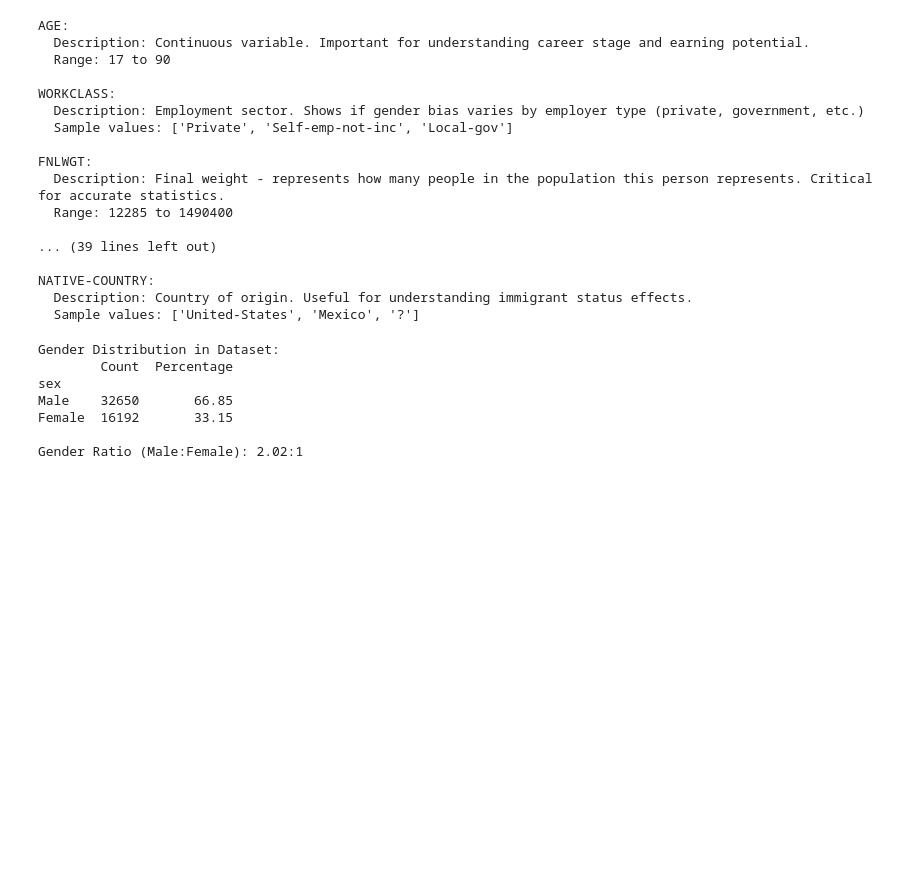
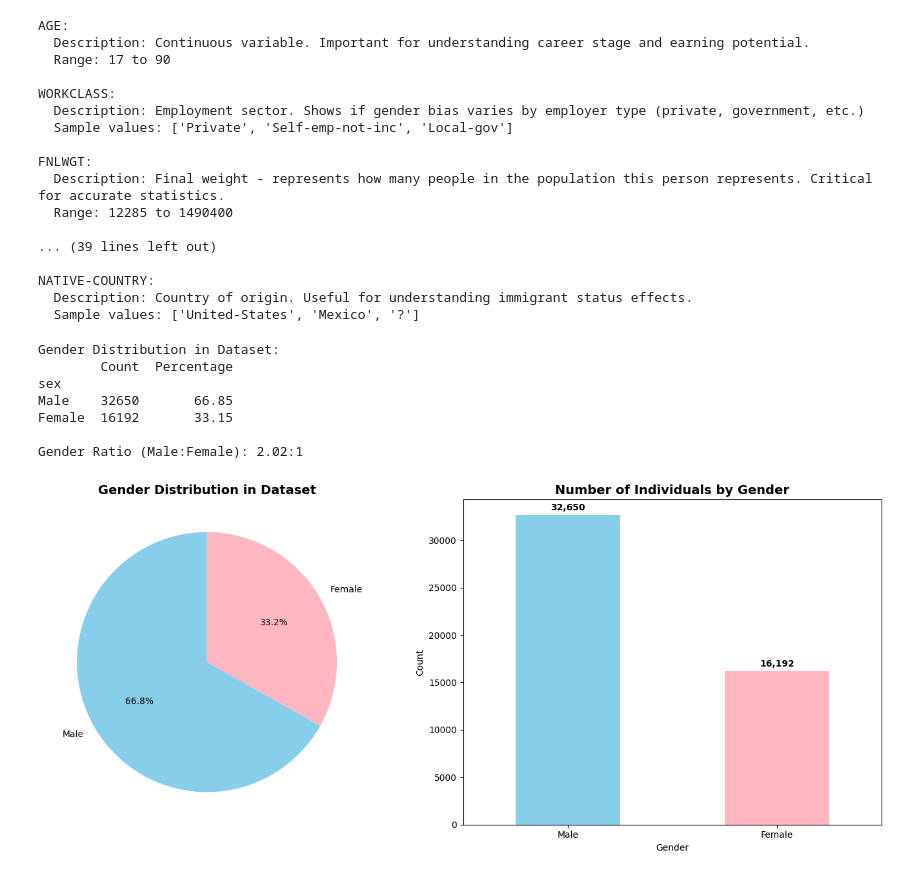
Before and after one commit to jqpython/REBALANCE, a Jupyter notebook: notebooks/rebalance_.ipynb, the cells around one changed output. Saved outputs shown, nothing was run; the diff lists cells and outputs as text; code cells hidden in the pictures; blank space fills up the shorter version.

```diff
--- a/notebooks/rebalance_.ipynb
+++ b/notebooks/rebalance_.ipynb
@@ -238,3 +238,27 @@ Male    32650       66.85
 Female  16192       33.15
 
 Gender Ratio (Male:Female): 2.02:1
+# %%
+# Visualize this distribution
+fig, (ax1, ax2) = plt.subplots(1, 2, figsize=(14, 6))
+
+# Pie chart for overall distribution
+ax1.pie(gender_counts.values, labels=gender_counts.index, autopct='%1.1f%%',
+        colors=['skyblue', 'lightpink'], startangle=90)
+ax1.set_title('Gender Distribution in Dataset', fontsize=14, fontweight='bold')
+
+# Bar chart for counts
+gender_counts.plot(kind='bar', ax=ax2, color=['skyblue', 'lightpink'])
+ax2.set_title('Number of Individuals by Gender', fontsize=14, fontweight='bold')
+ax2.set_xlabel('Gender')
+ax2.set_ylabel('Count')
+ax2.tick_params(axis='x', rotation=0)
+
+# Add count labels on bars
+for i, v in enumerate(gender_counts.values):
+    ax2.text(i, v + 500, str(f'{v:,}'), ha='center', fontweight='bold')
+
+plt.tight_layout()
+plt.show()
+# %% [output]
+[figure, added]
```
Also changed, not shown: parts of 5 cells of this notebook, 12 other files.
